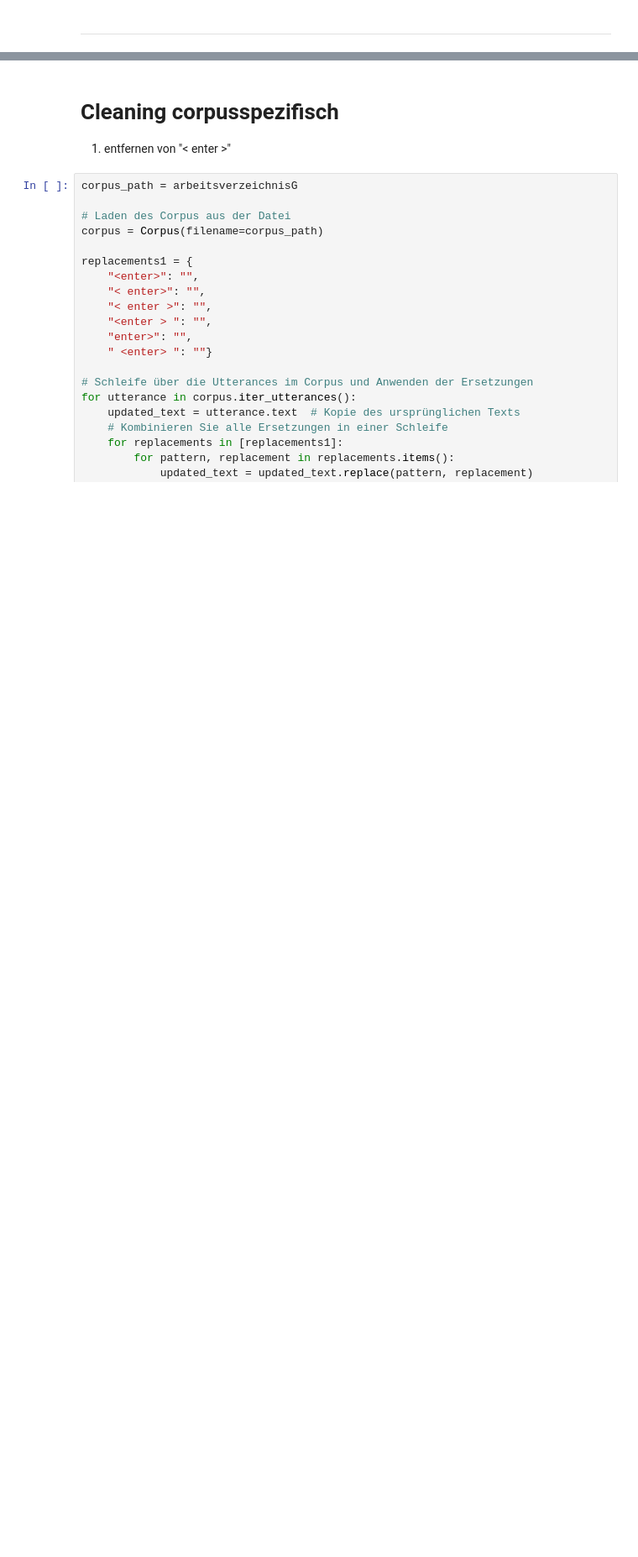
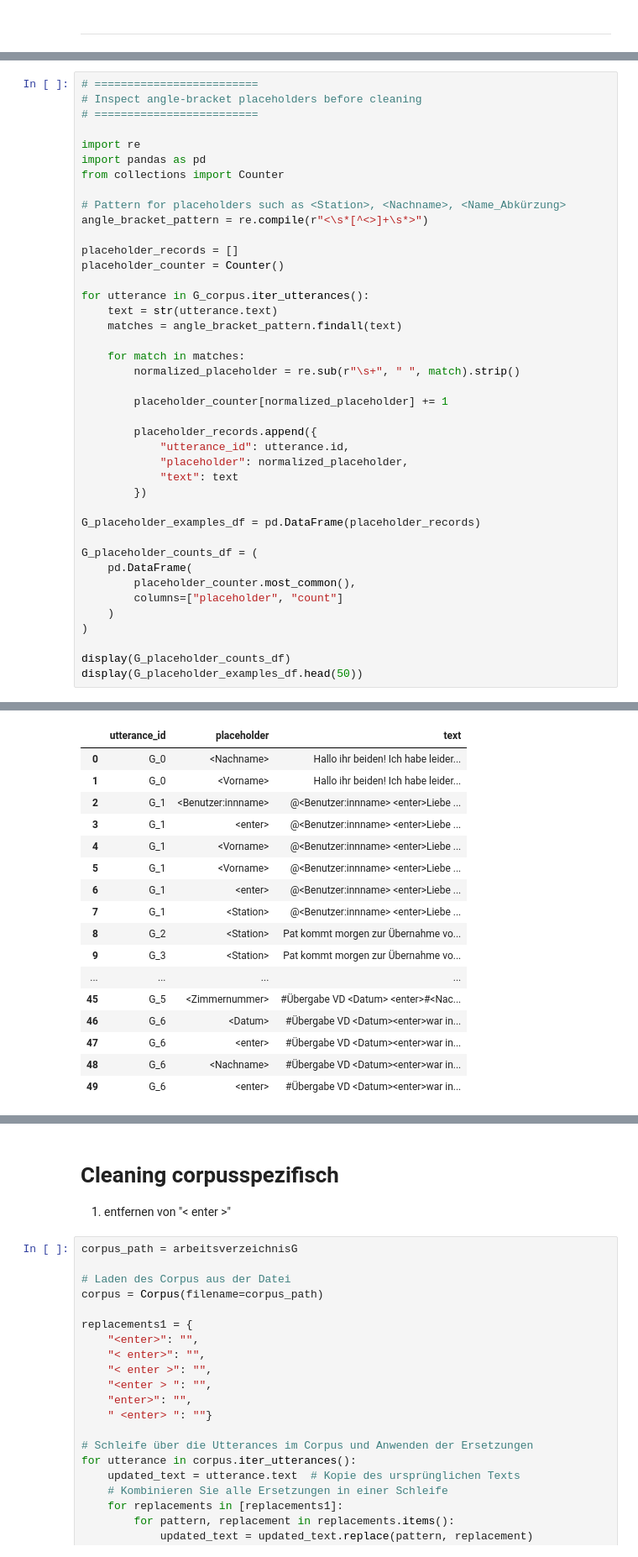
Before and after one commit to sajosa/DocTalk-Corpus-Analysis, a Jupyter notebook: 02_group_messages_analysis/DocTalk_ChatCorpus_Analyse_Gr.ipynb, the cells around one changed output, grey strips where cells are left out. Shown at 84% size. Drawn from its saved outputs; the diff is of its cells as text; blank space fills up the shorter version.

Commit message:
beginning of cleaning steps

```diff
--- a/02_group_messages_analysis/DocTalk_ChatCorpus_Analyse_Gr.ipynb
+++ b/02_group_messages_analysis/DocTalk_ChatCorpus_Analyse_Gr.ipynb
@@ -7282,0 +7220,42 @@ display(HTML(f"""
+# %%
+# =========================
+# Inspect angle-bracket placeholders before cleaning
+# =========================
+
+import re
+import pandas as pd
+from collections import Counter
+
+# Pattern for placeholders such as <Station>, <Nachname>, <Name_Abkürzung>
+angle_bracket_pattern = re.compile(r"<\s*[^<>]+\s*>")
+
+placeholder_records = []
+placeholder_counter = Counter()
+
+for utterance in G_corpus.iter_utterances():
+    text = str(utterance.text)
+    matches = angle_bracket_pattern.findall(text)
+
+    for match in matches:
+        normalized_placeholder = re.sub(r"\s+", " ", match).strip()
+
+        placeholder_counter[normalized_placeholder] += 1
+
+        placeholder_records.append({
+            "utterance_id": utterance.id,
+            "placeholder": normalized_placeholder,
+            "text": text
+        })
+
+G_placeholder_examples_df = pd.DataFrame(placeholder_records)
+
+G_placeholder_counts_df = (
+    pd.DataFrame(
+        placeholder_counter.most_common(),
+        columns=["placeholder", "count"]
+    )
+)
+
+display(G_placeholder_counts_df)
+display(G_placeholder_examples_df.head(50))
+# %% [output]
@@ -7282,0 +7275,17 @@ display(HTML(f"""
+|  | utterance_id | placeholder | text |
+| 0 | G_0 | <Nachname> | Hallo ihr beiden! Ich habe leider... |
+| 1 | G_0 | <Vorname> | Hallo ihr beiden! Ich habe leider... |
+| 2 | G_1 | <Benutzer:innname> | @<Benutzer:innname> <enter>Liebe ... |
+| 3 | G_1 | <enter> | @<Benutzer:innname> <enter>Liebe ... |
+| 4 | G_1 | <Vorname> | @<Benutzer:innname> <enter>Liebe ... |
+| 5 | G_1 | <Vorname> | @<Benutzer:innname> <enter>Liebe ... |
+| 6 | G_1 | <enter> | @<Benutzer:innname> <enter>Liebe ... |
+| 7 | G_1 | <Station> | @<Benutzer:innname> <enter>Liebe ... |
+| 8 | G_2 | <Station> | Pat kommt morgen zur Übernahme vo... |
+| 9 | G_3 | <Station> | Pat kommt morgen zur Übernahme vo... |
+| ... | ... | ... | ... |
+| 45 | G_5 | <Zimmernummer> | #Übergabe VD <Datum> <enter>#<Nac... |
+| 46 | G_6 | <Datum> | #Übergabe VD <Datum><enter>war in... |
+| 47 | G_6 | <enter> | #Übergabe VD <Datum><enter>war in... |
+| 48 | G_6 | <Nachname> | #Übergabe VD <Datum><enter>war in... |
+| 49 | G_6 | <enter> | #Übergabe VD <Datum><enter>war in... |
```
Also changed, not shown: parts of 19 cells of this notebook, 5 other files.
